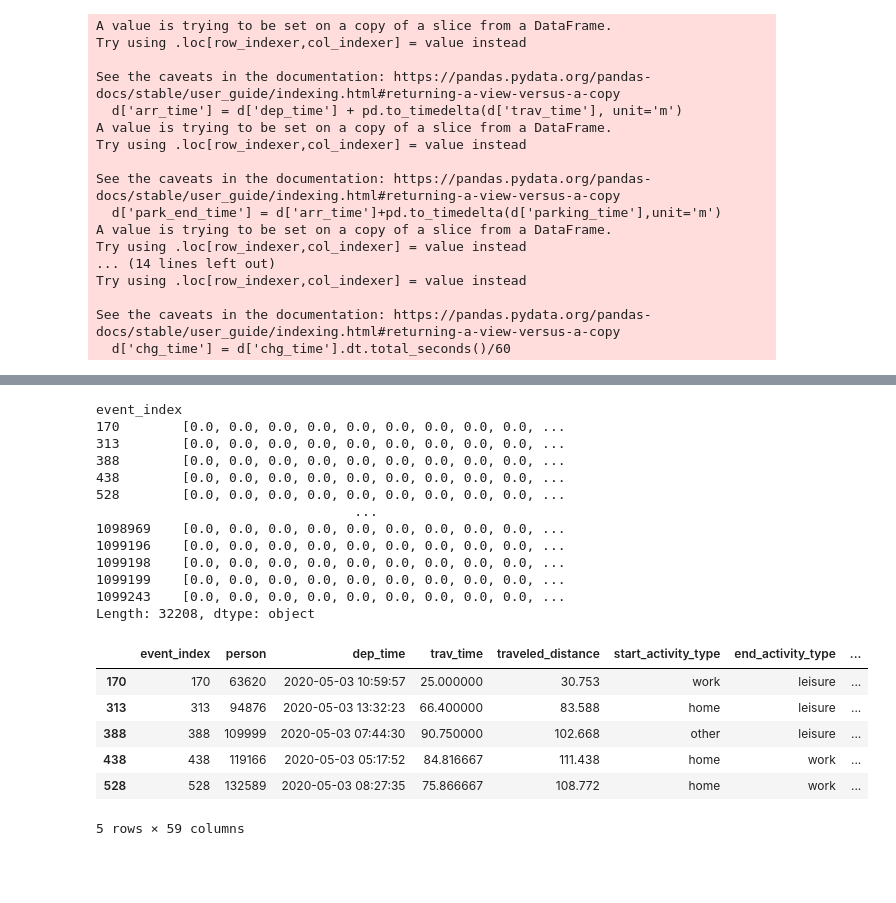
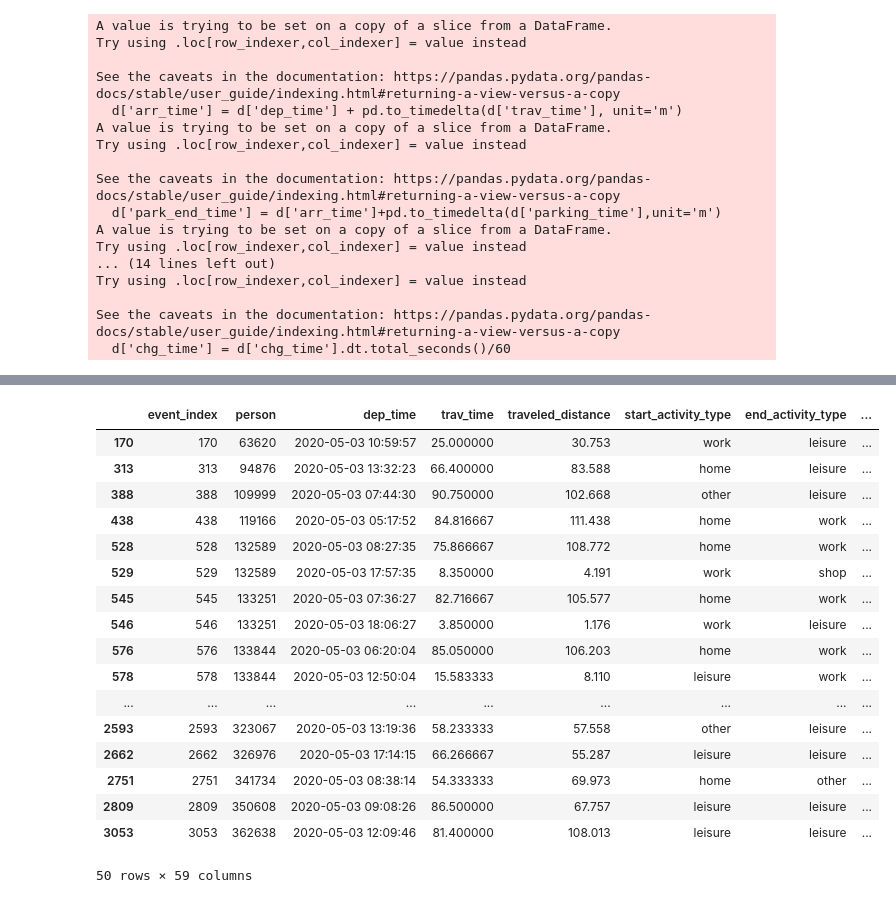
Before and after one commit to Huiwennnnn/MT, a Jupyter notebook: match_profile_split.ipynb, the cells around one changed output, grey strips where cells are left out. Drawn from its saved outputs; the diff is of its cells as text; code cells hidden in the pictures; blank space fills up the shorter version.

```diff
--- a/match_profile_split.ipynb
+++ b/match_profile_split.ipynb
@@ -669,22 +645,8 @@ plt.savefig(f'{path}/optimized_vs_mobility_energy_profile.png')
 # %%
-path = 'split_v3'
+path = 'split_v4'
 res = pd.read_csv(f'{path}/concat_net_power_all.csv',index_col='event_index')
 powerlist = res.apply(lambda row: row.tolist(), axis=1)
 powerlist.sort_index()
-# %% [output]
-event_index
-170        [0.0, 0.0, 0.0, 0.0, 0.0, 0.0, 0.0, 0.0, 0.0, ...
-313        [0.0, 0.0, 0.0, 0.0, 0.0, 0.0, 0.0, 0.0, 0.0, ...
-388        [0.0, 0.0, 0.0, 0.0, 0.0, 0.0, 0.0, 0.0, 0.0, ...
-438        [0.0, 0.0, 0.0, 0.0, 0.0, 0.0, 0.0, 0.0, 0.0, ...
-528        [0.0, 0.0, 0.0, 0.0, 0.0, 0.0, 0.0, 0.0, 0.0, ...
-                                 ...
-1098969    [0.0, 0.0, 0.0, 0.0, 0.0, 0.0, 0.0, 0.0, 0.0, ...
-1099196    [0.0, 0.0, 0.0, 0.0, 0.0, 0.0, 0.0, 0.0, 0.0, ...
-1099198    [0.0, 0.0, 0.0, 0.0, 0.0, 0.0, 0.0, 0.0, 0.0, ...
-1099199    [0.0, 0.0, 0.0, 0.0, 0.0, 0.0, 0.0, 0.0, 0.0, ...
-1099243    [0.0, 0.0, 0.0, 0.0, 0.0, 0.0, 0.0, 0.0, 0.0, ...
-Length: 32208, dtype: object
 # %%
 d.sort_index()
 d.loc[:,'optimized_power_list'] = powerlist
@@ -693,10 +655,0 @@ d['process_list'] = d.apply(lambda row:get_timestamp_pair(row),axis=1)
-# %%
-d.head()
-# %% [output]
-|  | event_index | person | dep_time | trav_time | traveled_distance | start_activity_type | end_activity_type | ... |
-| 170 | 170 | 63620 | 2020-05-03 10:59:57 | 25.000000 | 30.753 | work | leisure | ... |
-| 313 | 313 | 94876 | 2020-05-03 13:32:23 | 66.400000 | 83.588 | home | leisure | ... |
-| 388 | 388 | 109999 | 2020-05-03 07:44:30 | 90.750000 | 102.668 | other | leisure | ... |
-| 438 | 438 | 119166 | 2020-05-03 05:17:52 | 84.816667 | 111.438 | home | work | ... |
-| 528 | 528 | 132589 | 2020-05-03 08:27:35 | 75.866667 | 108.772 | home | work | ... |
-5 rows × 59 columns
@@ -704,0 +656,21 @@ d.to_
+# %%
+d.head(50)
+# %% [output]
+|  | event_index | person | dep_time | trav_time | traveled_distance | start_activity_type | end_activity_type | ... |
+| 170 | 170 | 63620 | 2020-05-03 10:59:57 | 25.000000 | 30.753 | work | leisure | ... |
+| 313 | 313 | 94876 | 2020-05-03 13:32:23 | 66.400000 | 83.588 | home | leisure | ... |
+| 388 | 388 | 109999 | 2020-05-03 07:44:30 | 90.750000 | 102.668 | other | leisure | ... |
+| 438 | 438 | 119166 | 2020-05-03 05:17:52 | 84.816667 | 111.438 | home | work | ... |
+| 528 | 528 | 132589 | 2020-05-03 08:27:35 | 75.866667 | 108.772 | home | work | ... |
+| 529 | 529 | 132589 | 2020-05-03 17:57:35 | 8.350000 | 4.191 | work | shop | ... |
+| 545 | 545 | 133251 | 2020-05-03 07:36:27 | 82.716667 | 105.577 | home | work | ... |
+| 546 | 546 | 133251 | 2020-05-03 18:06:27 | 3.850000 | 1.176 | work | leisure | ... |
+| 576 | 576 | 133844 | 2020-05-03 06:20:04 | 85.050000 | 106.203 | home | work | ... |
+| 578 | 578 | 133844 | 2020-05-03 12:50:04 | 15.583333 | 8.110 | leisure | work | ... |
+| ... | ... | ... | ... | ... | ... | ... | ... | ... |
+| 2593 | 2593 | 323067 | 2020-05-03 13:19:36 | 58.233333 | 57.558 | other | leisure | ... |
+| 2662 | 2662 | 326976 | 2020-05-03 17:14:15 | 66.266667 | 55.287 | leisure | leisure | ... |
+| 2751 | 2751 | 341734 | 2020-05-03 08:38:14 | 54.333333 | 69.973 | home | other | ... |
+| 2809 | 2809 | 350608 | 2020-05-03 09:08:26 | 86.500000 | 67.757 | leisure | leisure | ... |
+| 3053 | 3053 | 362638 | 2020-05-03 12:09:46 | 81.400000 | 108.013 | leisure | leisure | ... |
+50 rows × 59 columns
```
Also changed, not shown: parts of 9 cells of this notebook.
